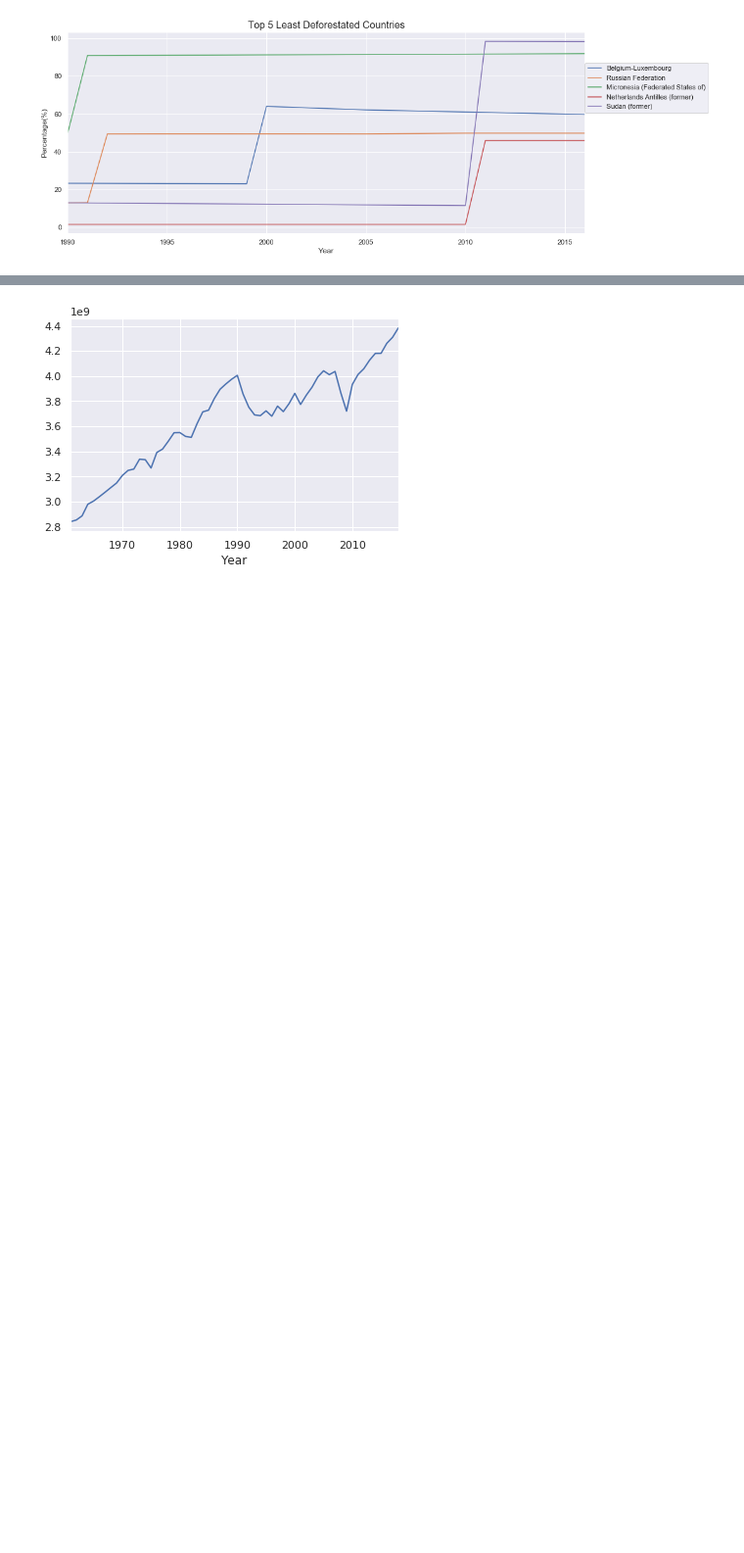
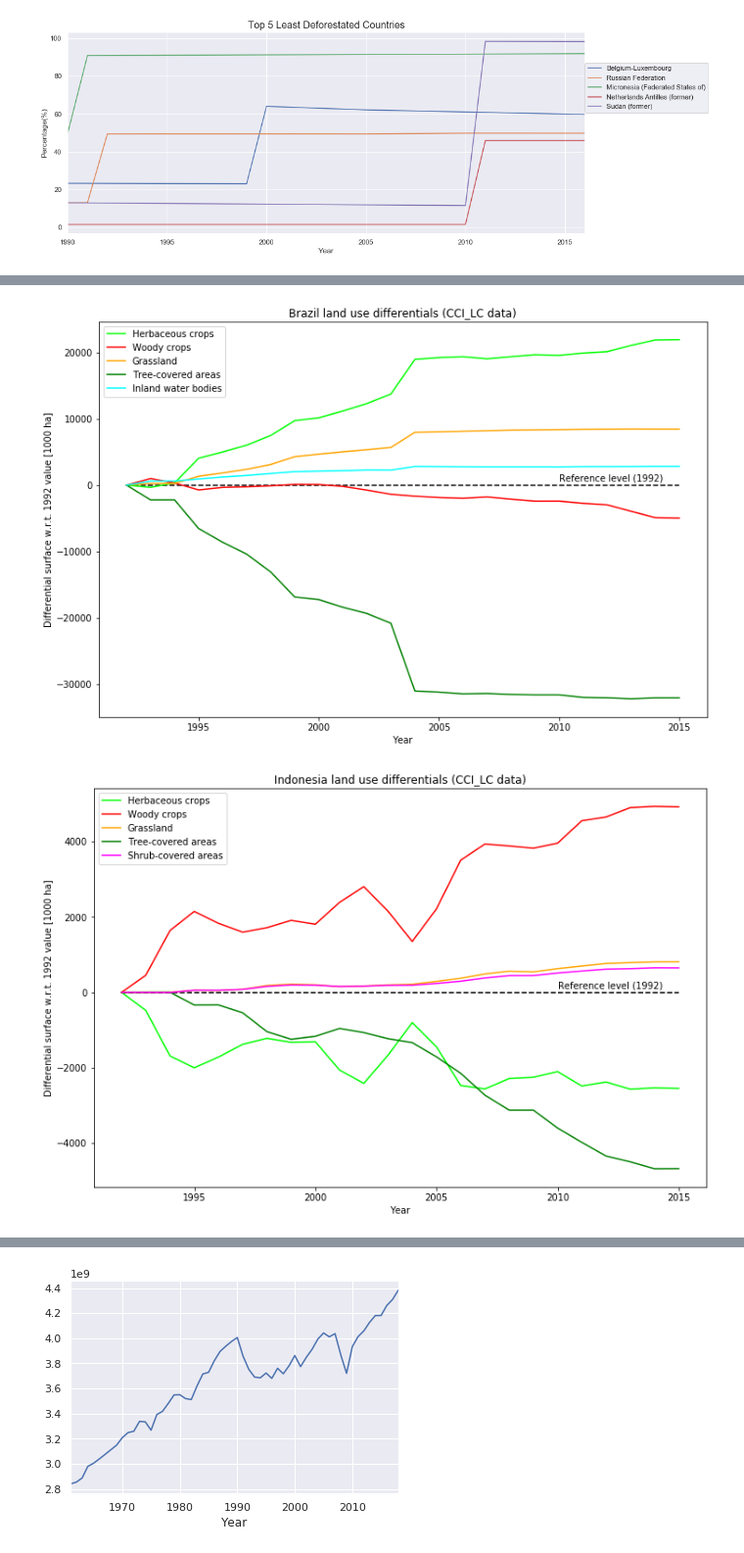
Before and after one commit to kostelansky17/disappearing_forests, a Jupyter notebook: main_yeh.ipynb, the cells around one changed output, grey strips where cells are left out. Shown at 98% size. Cells and saved outputs as stored; diff of their text form; code cells hidden in the pictures; blank space fills up the shorter version.

```diff
--- a/main_yeh.ipynb
+++ b/main_yeh.ipynb
@@ -570,0 +609,12 @@ plt.show()
+# %%
+# Brazil
+plot_land_type_differentials('Brazil', 'CCI_LC', 5)
+
+# Indonesia
+plot_land_type_differentials('Indonesia', 'CCI_LC', 5)
+
+# United States of America
+plot_land_type_differentials('United States of America', 'CCI_LC', 5)
+# %% [output]
+[figure, added]
+[figure, added]
```
Also changed, not shown: parts of 49 cells of this notebook, 1 other file.
